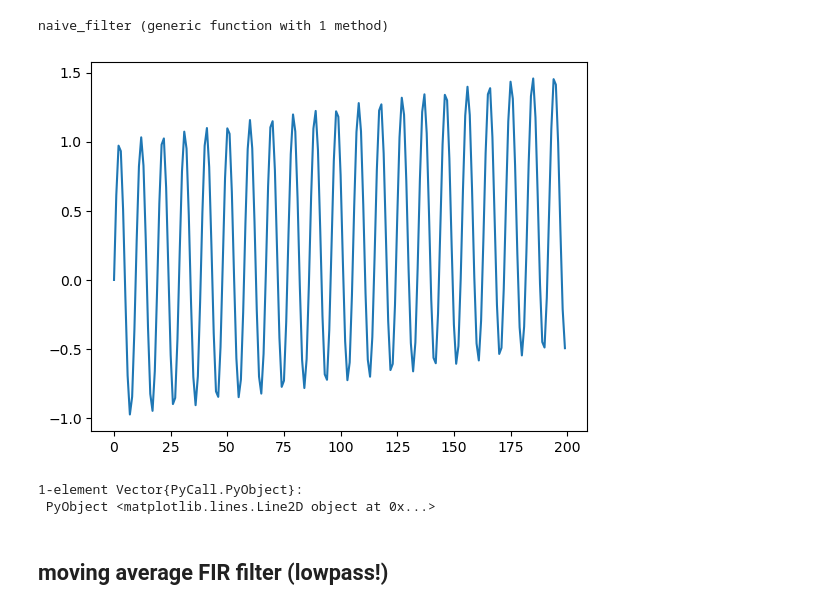
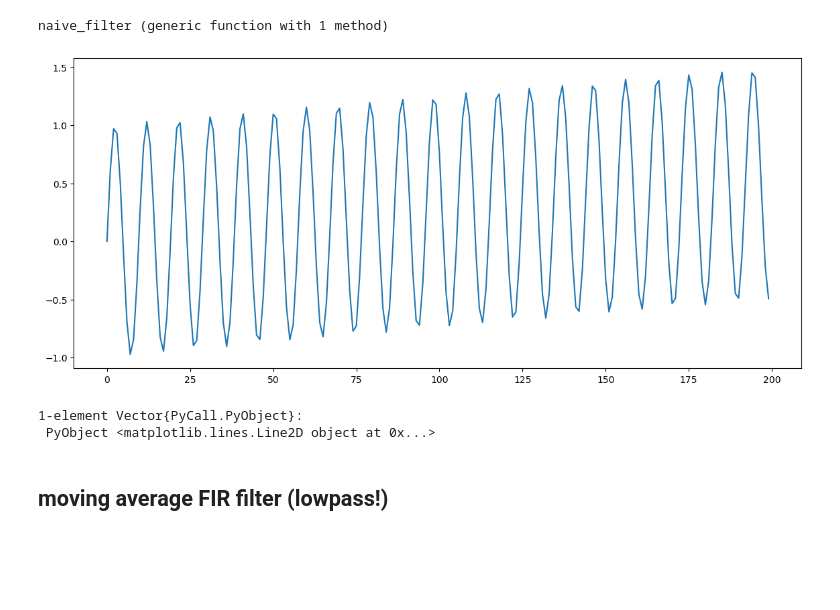
Before and after one commit to perrinmeyer/JuPyteR, a Jupyter notebook: key2.ipynb, the cells around one changed output. Drawn from its saved outputs; the diff is of its cells as text; code cells hidden in the pictures; blank space fills up the shorter version.

```diff
--- a/key2.ipynb
+++ b/key2.ipynb
@@ -41,12 +42,13 @@ n = collect(0:(N-1))
 x1 = sin.(2 * pi * 20 * n ./ f_samp)
 x2 = sin.(2 * pi * 5000 * n ./ f_samp)
 x = x1 + x2;
-# %%
-plot(x[1:200])
-# %% [output]
-[figure, removed]
-1-element Vector{PyCall.PyObject}:
- PyObject <matplotlib.lines.Line2D object at 0x...>
+# %%
+fig = figure("Title of Window",figsize=(14,6))
+plot(x[1:200])
+# %% [output]
+[figure, added]
+1-element Vector{PyCall.PyObject}:
+ PyObject <matplotlib.lines.Line2D object at 0x...>
 # %% [markdown]
 ## moving average FIR filter (lowpass!)
 # %% [markdown]
```
Also changed, not shown: parts of 4 cells of this notebook, 7 other files.
